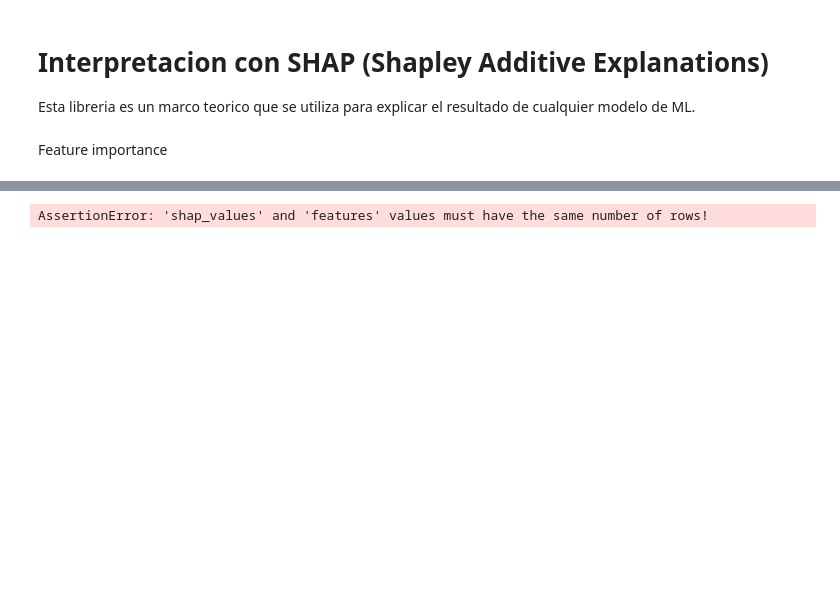
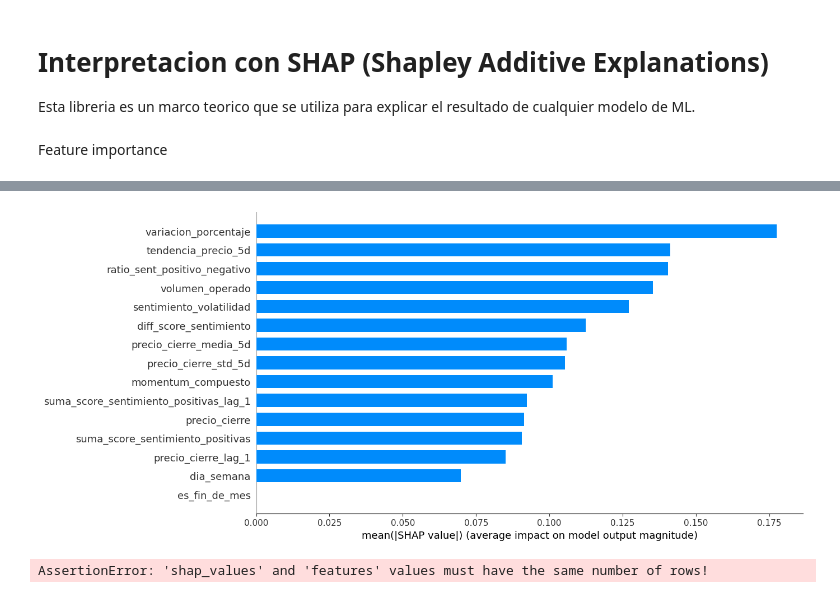
Before and after one commit to lmbsoft/patagonia-scrappers, a Jupyter notebook: nico/lightgbmModel_2.ipynb, the cells around one changed output, grey strips where cells are left out. Cells and saved outputs as stored; diff of their text form; code cells hidden in the pictures; blank space fills up the shorter version.

```diff
--- a/nico/lightgbmModel_2.ipynb
+++ b/nico/lightgbmModel_2.ipynb
@@ -255,3 +248,13 @@ plt.show()
+# %%
+plt.figure()
+shap.summary_plot(shap_values, X_test_scaled, feature_names=features, plot_type="bar",show=False)
+# Ajustar el tamaño del gráfico
+plt.gcf().set_size_inches(20, 6)  # Cambia el tamaño según tus necesidades (ancho, alto)
+
+# Mostrar el gráfico
+plt.show()
+# %% [output]
+[figure, added]
 # %%
 # Dependencia para una feature clave (ej: sentimiento)
 shap.dependence_plot("suma_score_sentimiento_positivas", shap_values[1], X_test_scaled,
```
Also changed, not shown: parts of 16 cells of this notebook, 6 other files.
